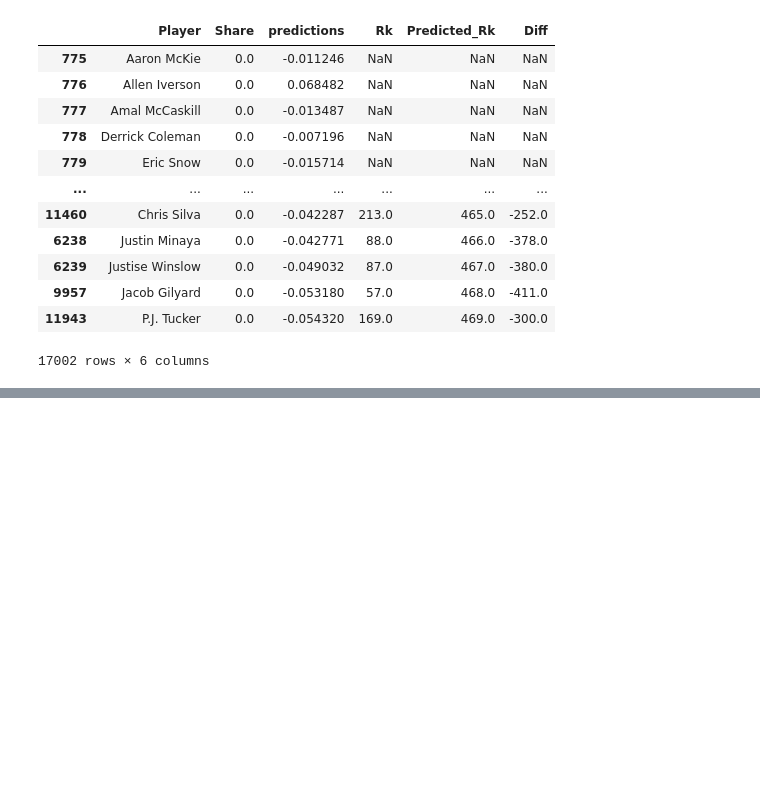
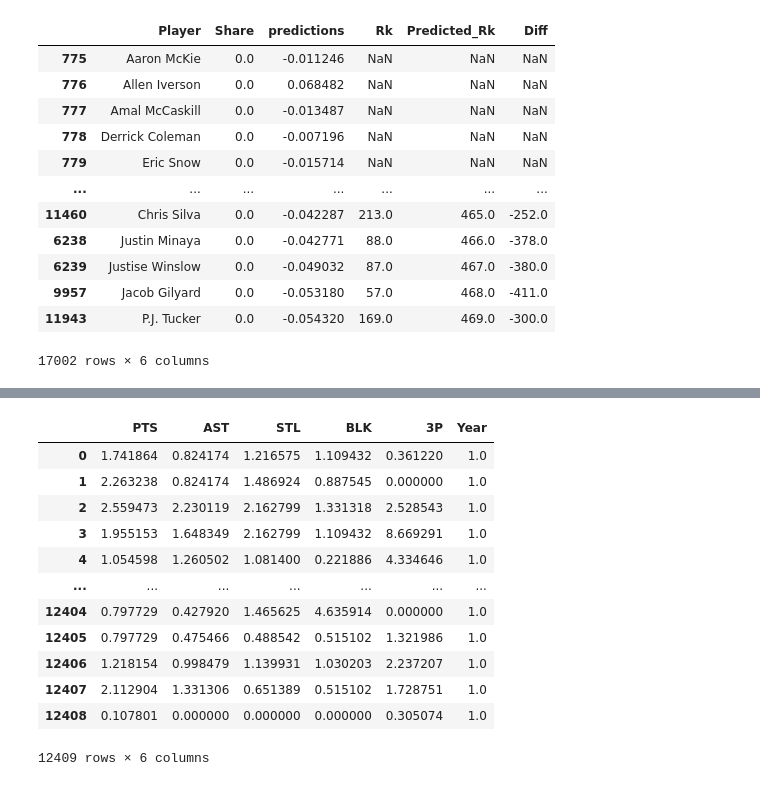
Before and after one commit to NtshuxieGitHub/nba_mvp_prediction_model, a Jupyter notebook: machine_learning.ipynb, the cells around one changed output, grey strips where cells are left out. Drawn from its saved outputs; the diff is of its cells as text; code cells hidden in the pictures; blank space fills up the shorter version.

```diff
--- a/machine_learning.ipynb
+++ b/machine_learning.ipynb
@@ -473,0 +513,23 @@ predictions
+# %%
+# Create additional predictions based on ratios
+stats_ratios = (
+    stats[["PTS", "AST", "STL", "BLK", "3P", "Year"]]
+    .groupby("Year")
+    .apply(lambda x: x/x.mean())
+    .reset_index(drop=True)
+)
+stats_ratios
+# %% [output]
+|  | PTS | AST | STL | BLK | 3P | Year |
+| 0 | 1.741864 | 0.824174 | 1.216575 | 1.109432 | 0.361220 | 1.0 |
+| 1 | 2.263238 | 0.824174 | 1.486924 | 0.887545 | 0.000000 | 1.0 |
+| 2 | 2.559473 | 2.230119 | 2.162799 | 1.331318 | 2.528543 | 1.0 |
+| 3 | 1.955153 | 1.648349 | 2.162799 | 1.109432 | 8.669291 | 1.0 |
+| 4 | 1.054598 | 1.260502 | 1.081400 | 0.221886 | 4.334646 | 1.0 |
+| ... | ... | ... | ... | ... | ... | ... |
+| 12404 | 0.797729 | 0.427920 | 1.465625 | 4.635914 | 0.000000 | 1.0 |
+| 12405 | 0.797729 | 0.475466 | 0.488542 | 0.515102 | 1.321986 | 1.0 |
+| 12406 | 1.218154 | 0.998479 | 1.139931 | 1.030203 | 2.237207 | 1.0 |
+| 12407 | 2.112904 | 1.331306 | 0.651389 | 0.515102 | 1.728751 | 1.0 |
+| 12408 | 0.107801 | 0.000000 | 0.000000 | 0.000000 | 0.305074 | 1.0 |
+12409 rows × 6 columns
```
Also changed, not shown: parts of 23 cells of this notebook, 1 other file.
